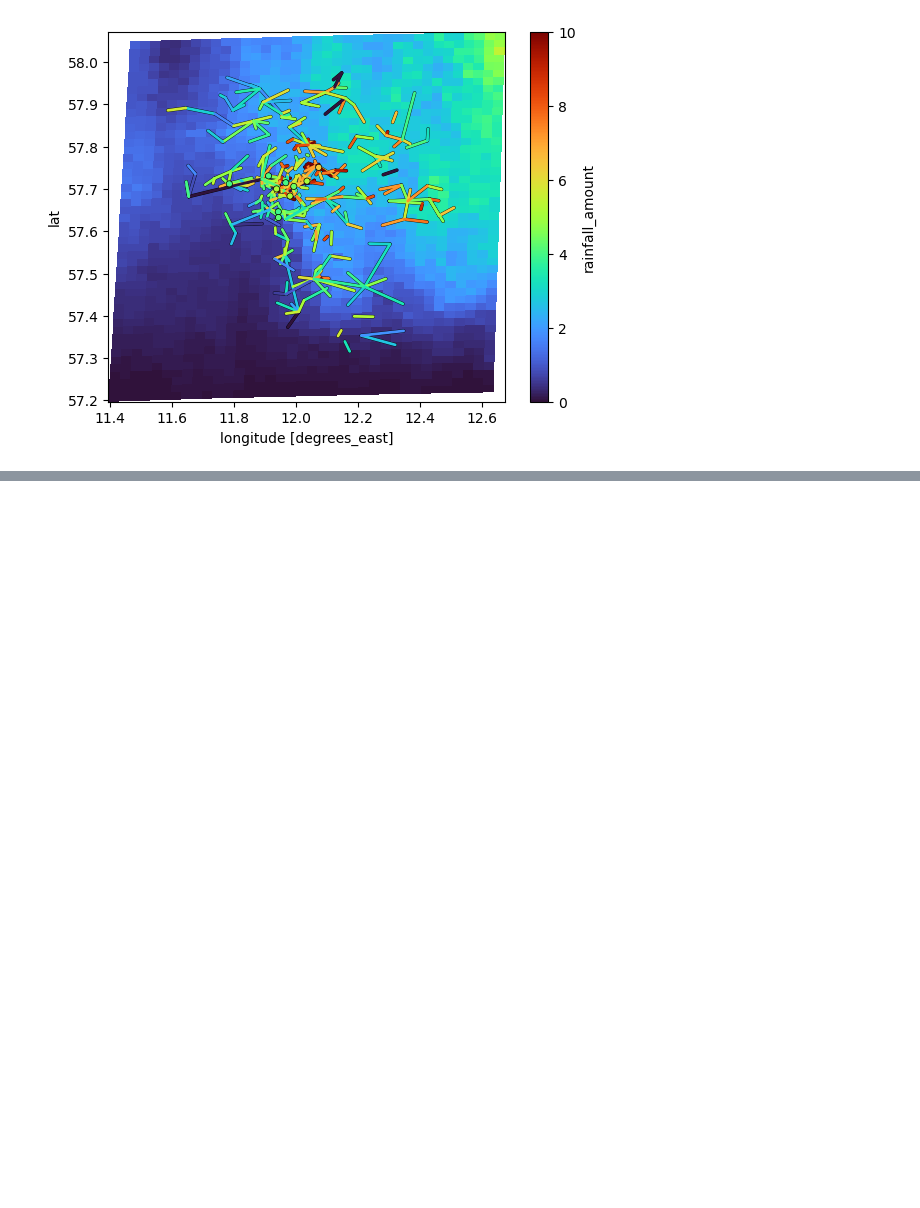
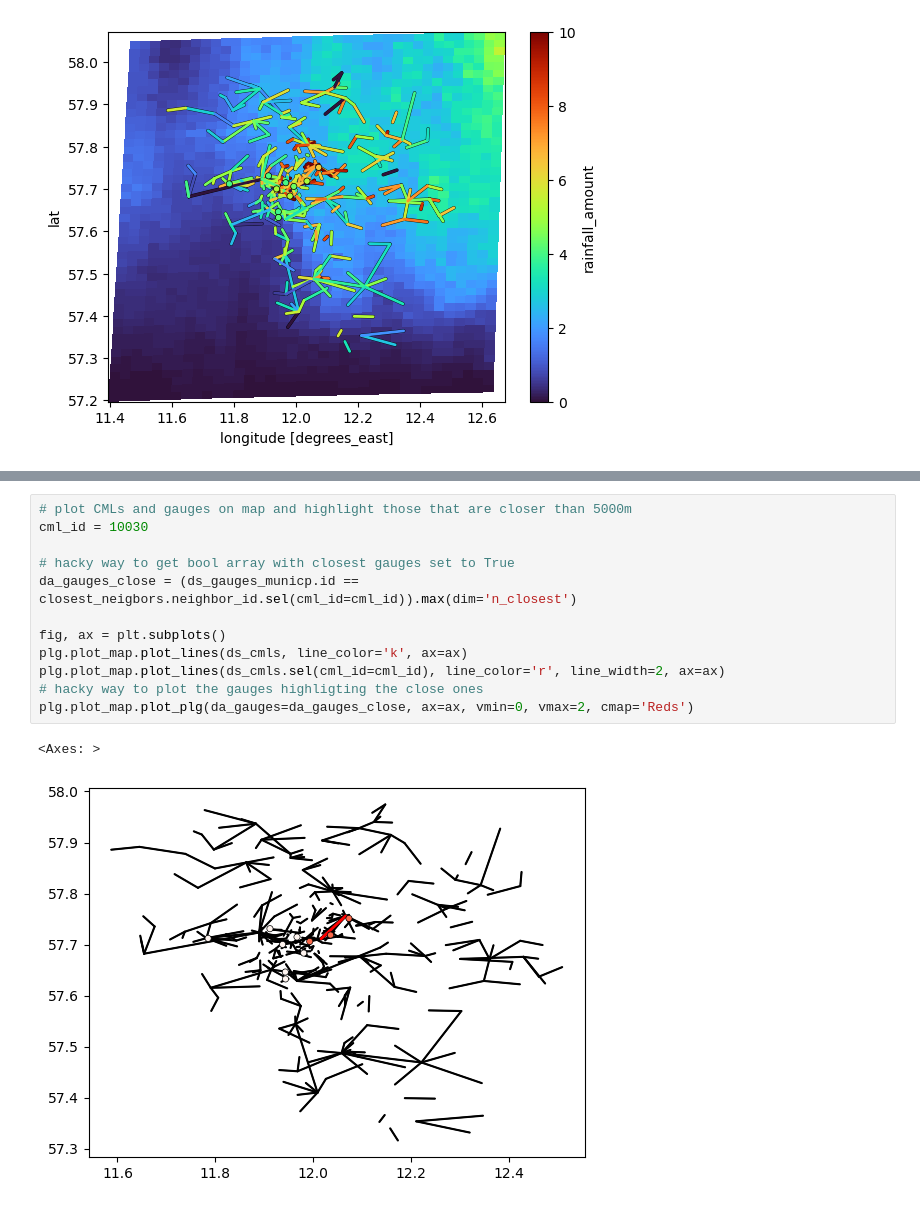
Before and after one commit to OpenSenseAction/PrePEP_short_course_OS, a Jupyter notebook: 1_poligrain_overview.ipynb, the cells around one changed output, grey strips where cells are left out. Drawn from its saved outputs; the diff is of its cells as text; blank space fills up the shorter version.

```diff
--- a/1_poligrain_overview.ipynb
+++ b/1_poligrain_overview.ipynb
@@ -133,0 +147,15 @@ closest_neigbors.isel(cml_id=slice(20, 70)).distance.plot();
+# %%
+# plot CMLs and gauges on map and highlight those that are closer than 5000m
+cml_id = 10030
+
+# hacky way to get bool array with closest gauges set to True
+da_gauges_close = (ds_gauges_municp.id == closest_neigbors.neighbor_id.sel(cml_id=cml_id)).max(dim='n_closest')
+
+fig, ax = plt.subplots()
+plg.plot_map.plot_lines(ds_cmls, line_color='k', ax=ax)
+plg.plot_map.plot_lines(ds_cmls.sel(cml_id=cml_id), line_color='r', line_width=2, ax=ax)
+# hacky way to plot the gauges highligting the close ones
+plg.plot_map.plot_plg(da_gauges=da_gauges_close, ax=ax, vmin=0, vmax=2, cmap='Reds')
+# %% [output]
+<Axes: >
+[figure, added]
```
Also changed, not shown: parts of 12 cells of this notebook.
